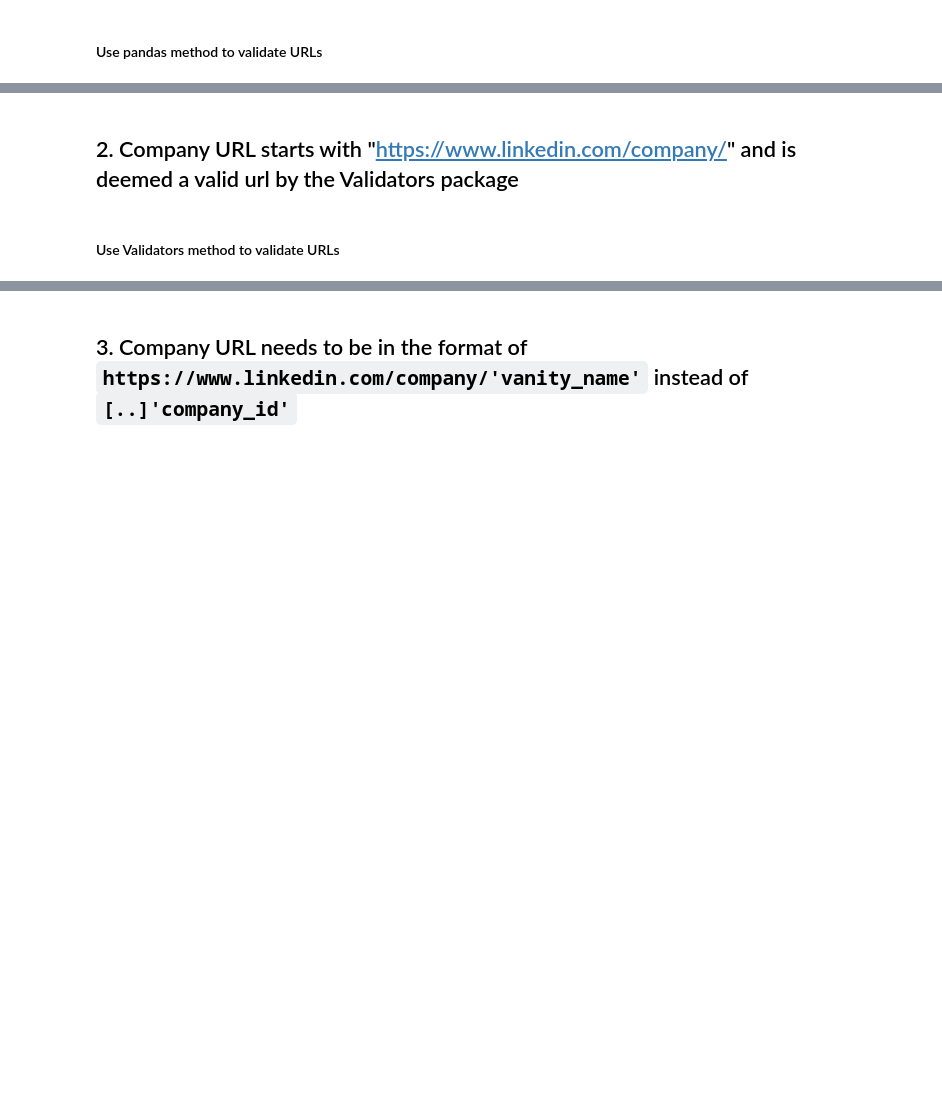
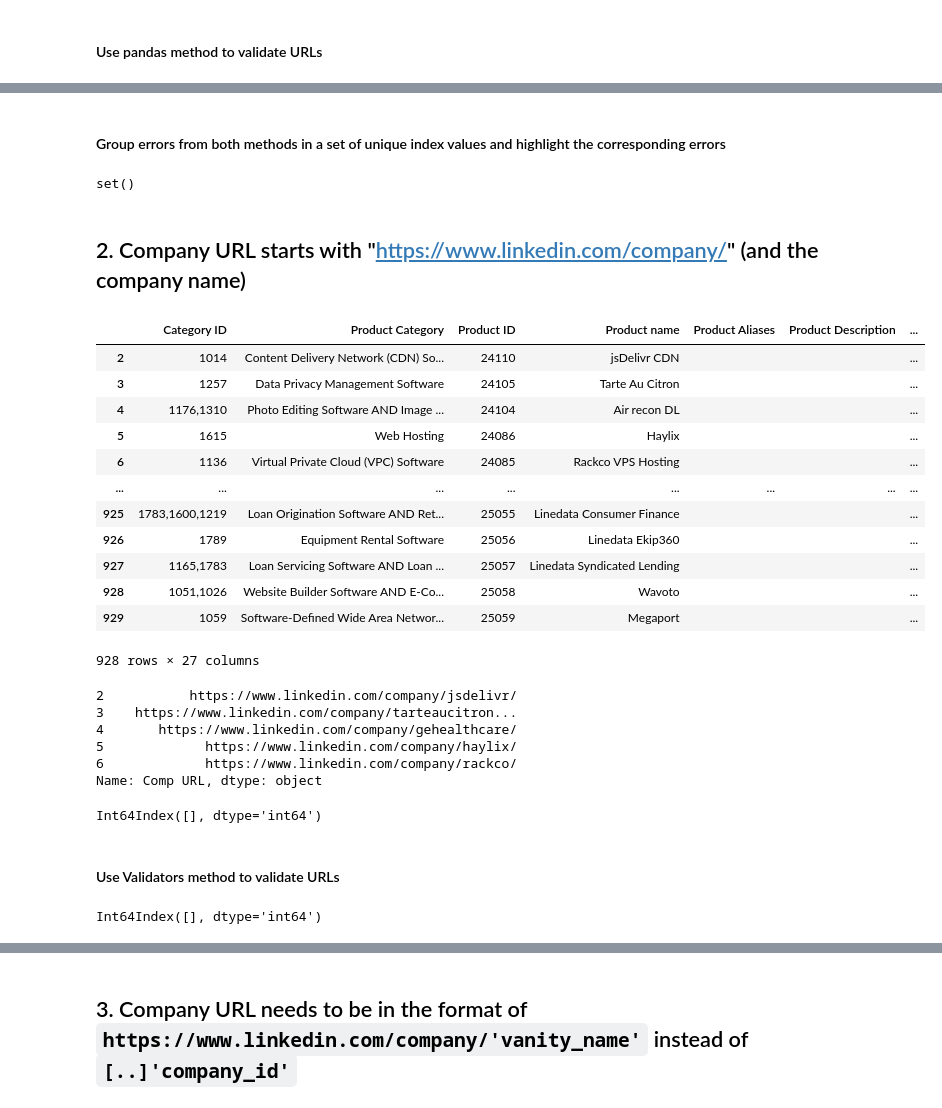
Before and after one commit to hjtb/Data-Validation, a Jupyter notebook: Product_Validation_Script.ipynb, the cells around one changed output, grey strips where cells are left out. Cells and saved outputs as stored; diff of their text form; code cells hidden in the pictures; blank space fills up the shorter version.

```diff
--- a/Product_Validation_Script.ipynb
+++ b/Product_Validation_Script.ipynb
@@ -45,4 +68,10 @@ import validators
 # %%
 # Get connection through Service Account credentials (Google APIs):
-google_credentials = pygsheets.authorize(service_account_file=
+
+try:
+  # (EL 1) David Credentials
+  google_credentials = pygsheets.authorize(service_account_file=
                          './product-data-validation-5a7794651578.json')
+except:
+  # (EL 2) Will Credentials
+  google_credentials = pygsheets.authorize(client_secret='./client_secret_will.json')
@@ -67,5 +183,11 @@ specific_pipeline_tab.rows
 # %%
 # Convert Pipeline sheet into pandas dataframe:
-pipeline_sheet_dataframe = specific_pipeline_tab.get_as_df()
-pipeline_sheet_dataframe.index += 2  # Shift indexes to match the original doc
-pipeline_sheet_dataframe.head(2)
+dataframe_to_be_validated = specific_to_be_validated_tab.get_as_df()
+dataframe_to_be_validated.index += 2  # Shift indexes to match the original doc
+
+
+# Get non-empty rows
+product_names = dataframe_to_be_validated.loc[:, 'Product name']
+dataframe_to_be_validated = dataframe_to_be_validated.loc[product_names.str.len().gt(0)]
+
+dataframe_to_be_validated.head(2)
@@ -117,0 +260,8 @@ prod_url_errs
+# %% [markdown]
+#### Group errors from both methods in a set of unique index values and highlight the corresponding errors
+# %%
+all_prod_url_errors_index = product_url_errors_validator_method.index.append(prod_url_errors_string_method.index)
+all_prod_url_errors_index = set(all_prod_url_errors_index)
+all_prod_url_errors_index
+# %% [output]
+set()
@@ -118,14 +273,43 @@ prod_url_errs
 # %% [markdown]
-## 2. Company URL starts with "https://www.linkedin.com/company/" and is deemed a valid url by the Validators package
+## 2. Company URL starts with "https://www.linkedin.com/company/" (and the company name)
+# %%
+# get non-empty showcase urls by checking if their string length is greater than 0
+#company_urls_not_empty = dataframe_to_be_validated.loc[company_urls.str.len().gt(0)]
+company_urls_not_empty = dataframe_to_be_validated[dataframe_to_be_validated['Comp URL'].str.len().gt(0)]
+company_urls_not_empty
+# %% [output]
+|  | Category ID | Product Category | Product ID | Product name | Product Aliases | Product Description | ... |
+| 2 | 1014 | Content Delivery Network (CDN) So... | 24110 | jsDelivr CDN |  |  | ... |
+| 3 | 1257 | Data Privacy Management Software | 24105 | Tarte Au Citron |  |  | ... |
+| 4 | 1176,1310 | Photo Editing Software AND Image ... | 24104 | Air recon DL |  |  | ... |
+| 5 | 1615 | Web Hosting | 24086 | Haylix |  |  | ... |
+| 6 | 1136 | Virtual Private Cloud (VPC) Software | 24085 | Rackco VPS Hosting |  |  | ... |
+| ... | ... | ... | ... | ... | ... | ... | ... |
+| 925 | 1783,1600,1219 | Loan Origination Software AND Ret... | 25055 | Linedata Consumer Finance |  |  | ... |
+| 926 | 1789 | Equipment Rental Software | 25056 | Linedata Ekip360 |  |  | ... |
+| 927 | 1165,1783 | Loan Servicing Software AND Loan ... | 25057 | Linedata Syndicated Lending |  |  | ... |
+| 928 | 1051,1026 | Website Builder Software AND E-Co... | 25058 | Wavoto |  |  | ... |
+| 929 | 1059 | Software-Defined Wide Area Networ... | 25059 | Megaport |  |  | ... |
+928 rows × 27 columns
 # %%
 # Get the company urls column
-company_urls = pipeline_sheet_dataframe.loc[:, 'Comp URL']
+company_urls = company_urls_not_empty.loc[:, 'Comp URL']
 company_urls.head()
+# %% [output]
+2           https://www.linkedin.com/company/jsdelivr/
+3    https://www.linkedin.com/company/tarteaucitron...
+4       https://www.linkedin.com/company/gehealthcare/
+5             https://www.linkedin.com/company/haylix/
+6             https://www.linkedin.com/company/rackco/
+Name: Comp URL, dtype: object
 # %%
 # get all company urls that don't start with https://www.linkedin.com/company/
-comp_url_errs = pipeline_sheet_dataframe.loc[company_urls.str.startswith('https://www.linkedin.com/company/') == False, :]
+comp_url_errs_string_method = company_urls_not_empty.loc[(company_urls.str.startswith('https://www.linkedin.com/company/') == False) | ((company_urls.str.len() == (len('https://www.linkedin.com/company/') - company_urls.str.count(' '))) == True)]
 # count how many urls are incorrect
-comp_url_errs
+comp_url_errs_string_method_index = comp_url_errs_string_method.index
+comp_url_errs_string_method_index
+# %% [output]
+Int64Index([], dtype='int64')
 # %% [markdown]
 #### Use Validators method to validate URLs
 # %%
@@ -136,4 +320,8 @@ def isUrlValid(url):
 company_urls_dataframe['isURLValid'] = company_urls_dataframe['Comp URL'].apply(isUrlValid)
 # %%
 # Get rows where url is not deemed valid
-company_urls_dataframe.loc[company_urls_dataframe['isURLValid'] == False]
+comp_url_errs_validators_method = company_urls_dataframe.loc[company_urls_dataframe['isURLValid'] == False]
+comp_url_errs_validators_method_index = comp_url_errs_validators_method.index
+comp_url_errs_validators_method_index
+# %% [output]
+Int64Index([], dtype='int64')
```
Also changed, not shown: parts of 169 cells of this notebook.
